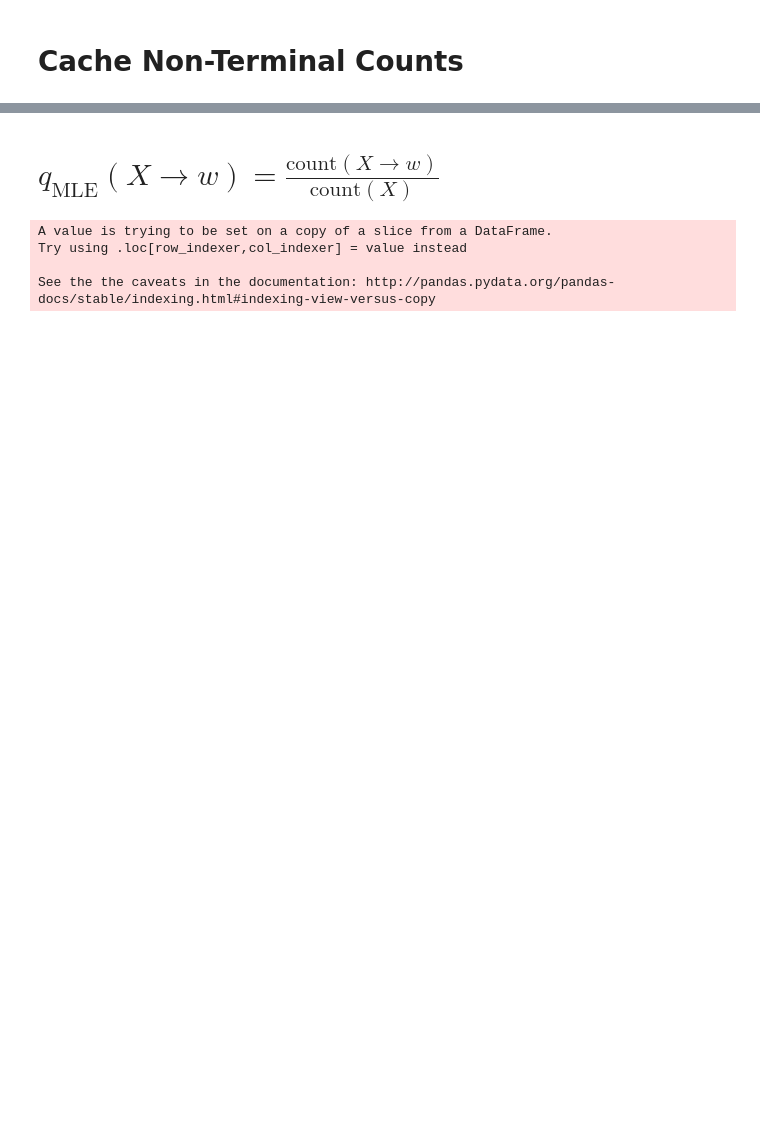
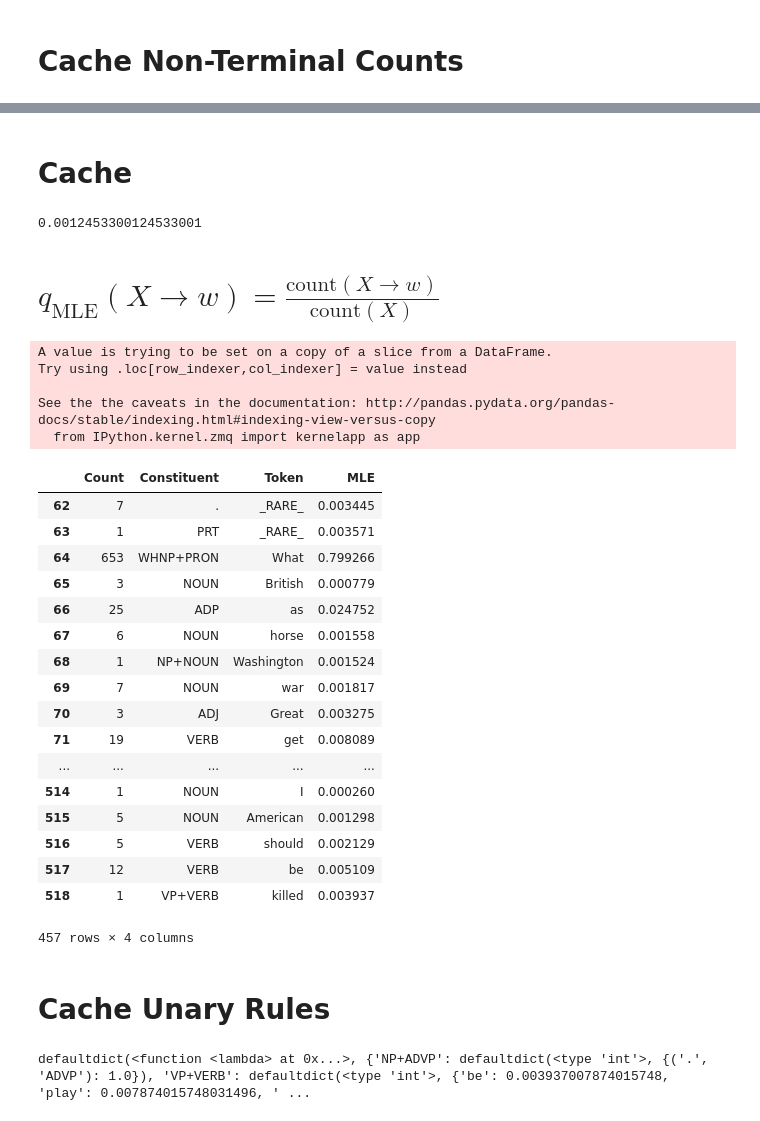
Before and after one commit to ebanner/nlangp, a Jupyter notebook: h2-p/Part II.ipynb, the cells around one changed output, grey strips where cells are left out. Cells and saved outputs as stored; diff of their text form; code cells hidden in the pictures; blank space fills up the shorter version.

Commit message:
Cache MLE values

```diff
--- a/h2-p/Part II.ipynb
+++ b/h2-p/Part II.ipynb
@@ -43,0 +38,2 @@ binary_rules
+# %% [markdown]
+# Cache
@@ -44,3 +53,7 @@ binary_rules
+# %%
+binary_rules.MLE.values[0]
+# %% [output]
+0.0012453300124533001
 # %% [markdown]
 # $q_\text{MLE}(X \rightarrow w) = \frac{\text{count}(X \rightarrow w)}{\text{count}(X)}$
 # %%
@@ -49,12 +62,34 @@ import pandas as pd
 df = pd.read_csv('cfg.counts', sep=' ', names=['Count', 'Rule Type', 'Constituent', 'Token'])
 
 unary_rules = df[df['Rule Type'] == 'UNARYRULE']
-
-fn = lambda row: row['Count'] / float(nonterminal_count[row['Constituent']])
-
-unary_rules['MLE'] = unary_rules.apply(fn, axis=1)
-# %% [output]
-A value is trying to be set on a copy of a slice from a DataFrame.
-Try using .loc[row_indexer,col_indexer] = value instead
-
-See the the caveats in the documentation: http://pandas.pydata.org/pandas-docs/stable/indexing.html#indexing-view-versus-copy
+# %%
+fn = lambda row: row['Count'] / float(nonterminal_count[row['Constituent']])
+unary_rules['MLE'] = unary_rules.apply(fn, axis=1)
+del unary_rules['Rule Type']
+unary_rules
+# %% [output]
+A value is trying to be set on a copy of a slice from a DataFrame.
+Try using .loc[row_indexer,col_indexer] = value instead
+
+See the the caveats in the documentation: http://pandas.pydata.org/pandas-docs/stable/indexing.html#indexing-view-versus-copy
+  from IPython.kernel.zmq import kernelapp as app
+|  | Count | Constituent | Token | MLE |
+| 62 | 7 | . | _RARE_ | 0.003445 |
+| 63 | 1 | PRT | _RARE_ | 0.003571 |
+| 64 | 653 | WHNP+PRON | What | 0.799266 |
+| 65 | 3 | NOUN | British | 0.000779 |
+| 66 | 25 | ADP | as | 0.024752 |
+| 67 | 6 | NOUN | horse | 0.001558 |
+| 68 | 1 | NP+NOUN | Washington | 0.001524 |
+| 69 | 7 | NOUN | war | 0.001817 |
+| 70 | 3 | ADJ | Great | 0.003275 |
+| 71 | 19 | VERB | get | 0.008089 |
+| ... | ... | ... | ... | ... |
+| 514 | 1 | NOUN | I | 0.000260 |
+| 515 | 5 | NOUN | American | 0.001298 |
+| 516 | 5 | VERB | should | 0.002129 |
+| 517 | 12 | VERB | be | 0.005109 |
+| 518 | 1 | VP+VERB | killed | 0.003937 |
+457 rows × 4 columns
+# %% [markdown]
+# Cache Unary Rules
@@ -60,0 +99,4 @@ See the the caveats in the documentation: http://pandas.pydata.org/pandas-docs/s
+# %%
+mle
+# %% [output]
+defaultdict(<function <lambda> at 0x...>, {'NP+ADVP': defaultdict(<type 'int'>, {('.', 'ADVP'): 1.0}), 'VP+VERB': defaultdict(<type 'int'>, {'be': 0.003937007874015748, 'play': 0.007874015748031496, ' ...
```
Also changed, not shown: parts of 13 cells of this notebook.
